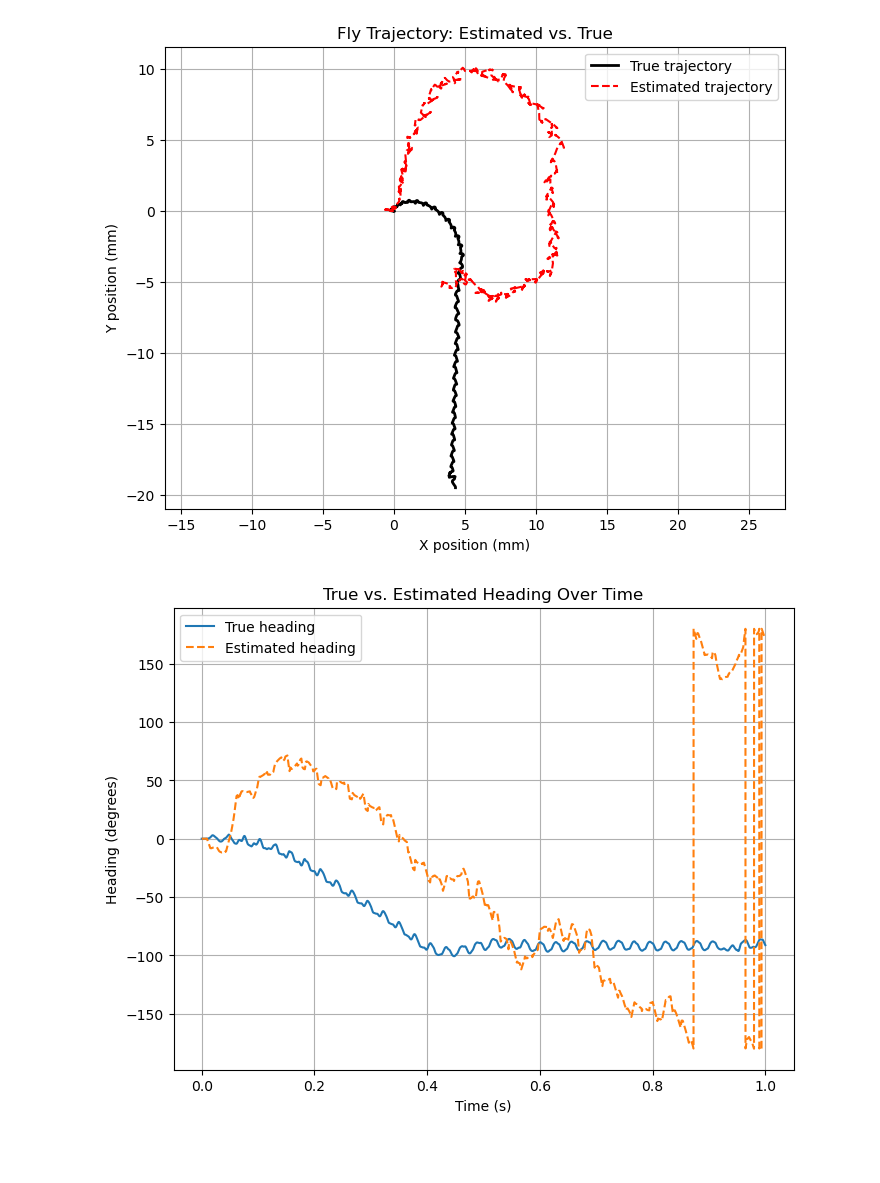
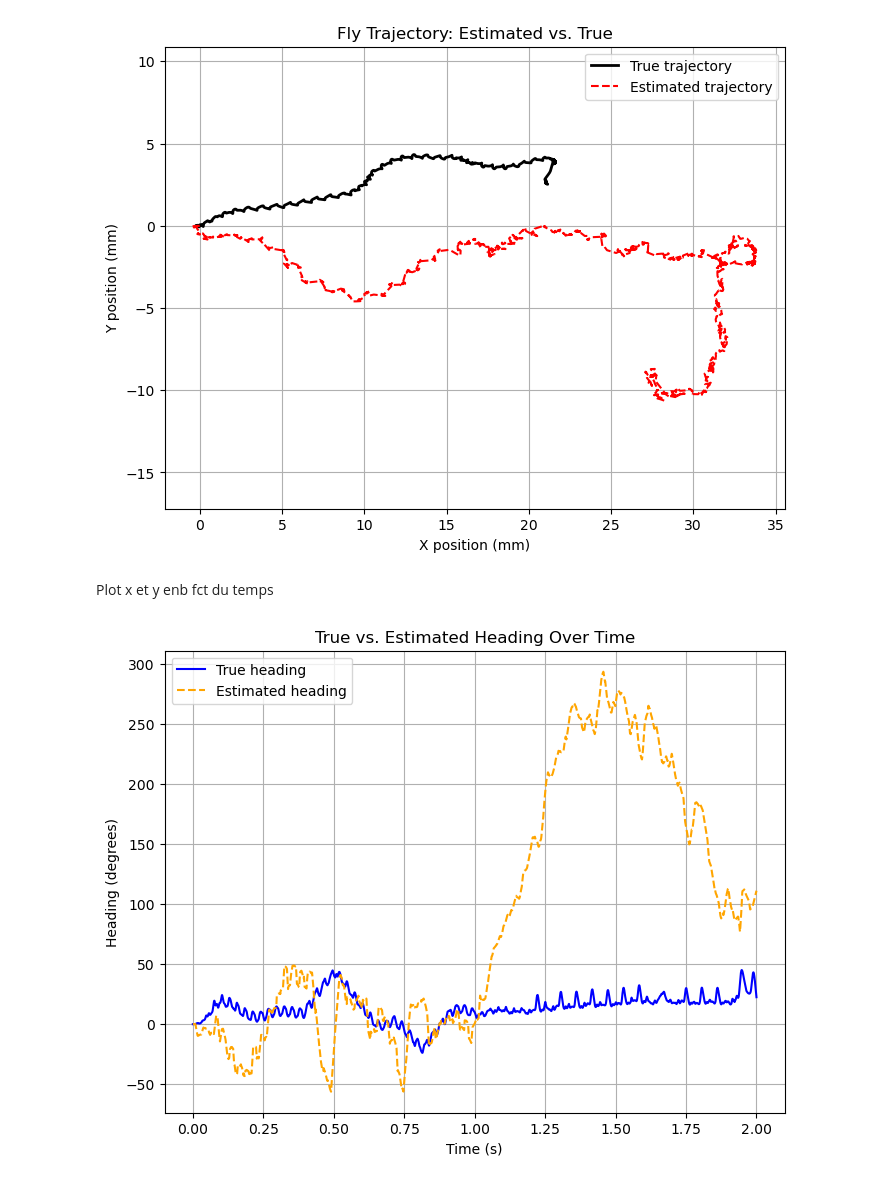
Before and after one commit to Sophiemeuw/FlyFly, a Jupyter notebook: test_controller.ipynb, the cells around one changed output. Cells and saved outputs as stored; diff of their text form; code cells hidden in the pictures; blank space fills up the shorter version.

```diff
--- a/test_controller.ipynb
+++ b/test_controller.ipynb
@@ -15,7 +15,7 @@ from tqdm import trange
 timestep = 1e-4
 debug = True
 level = 4
-seed = 0
+seed = 45
 
 fly = CobarFly(
     debug=debug,
@@ -53,7 +53,7 @@ obs, info = sim.reset()
 obs_hist = []
 info_hist = []
 
-max_steps = 10000
+max_steps = 20000
 
 for i in trange(max_steps):
     # Get observations
@@ -332,35 +332,33 @@ plt.grid(True)
 plt.axis("equal")
 plt.show()
 # %% [output]
-[figure, old version]
+[figure, new version]
+# %% [markdown]
+Plot x et y enb fct du temps
 # %%
 import matplotlib.pyplot as plt
 import numpy as np
 
-# Assuming you've recorded headings in controller and observations
-# E.g., in your test notebook:
-#    controller.heading_trace.append(controller.heading)
-#    obs_hist.append(obs)
+# Time axis
+timesteps = np.linspace(0, controller.time, len(controller.heading_trace))
 
-estimated = np.rad2deg(np.array(controller.heading_trace))  # degrees
-true     = np.rad2deg(np.array([obs["heading"] for obs in obs_hist]))  # degrees
+# Unwrap the heading angles to prevent ±180° discontinuities
+true_heading = np.unwrap([obs["heading"] for obs in obs_hist if "heading" in obs])
+est_heading = np.unwrap(controller.heading_trace)
 
-# Generate a time axis
-timestep = controller.timestep
-time = np.arange(len(estimated)) * timestep
+# Convert to degrees for readability
+true_heading_deg = np.rad2deg(true_heading)
+est_heading_deg = np.rad2deg(est_heading)
 
 # Plot
 plt.figure(figsize=(8, 6))
-if len(true) > 0:
-    plt.plot(time[:len(true)], true, label="True heading")
-if len(estimated) > 0:
-    plt.plot(time[:len(estimated)], estimated, label="Estimated heading", linestyle="--")
-
+plt.plot(timesteps[:len(true_heading_deg)], true_heading_deg, label="True heading", color="blue")
+plt.plot(timesteps[:len(est_heading_deg)], est_heading_deg, label="Estimated heading", color="orange", linestyle="--")
 plt.xlabel("Time (s)")
 plt.ylabel("Heading (degrees)")
 plt.title("True vs. Estimated Heading Over Time")
 plt.legend()
 plt.grid(True)
 plt.show()
 # %% [output]
-[figure, old version]
+[figure, new version]
```
Also changed, not shown: parts of 3 cells of this notebook, 1 other file.
